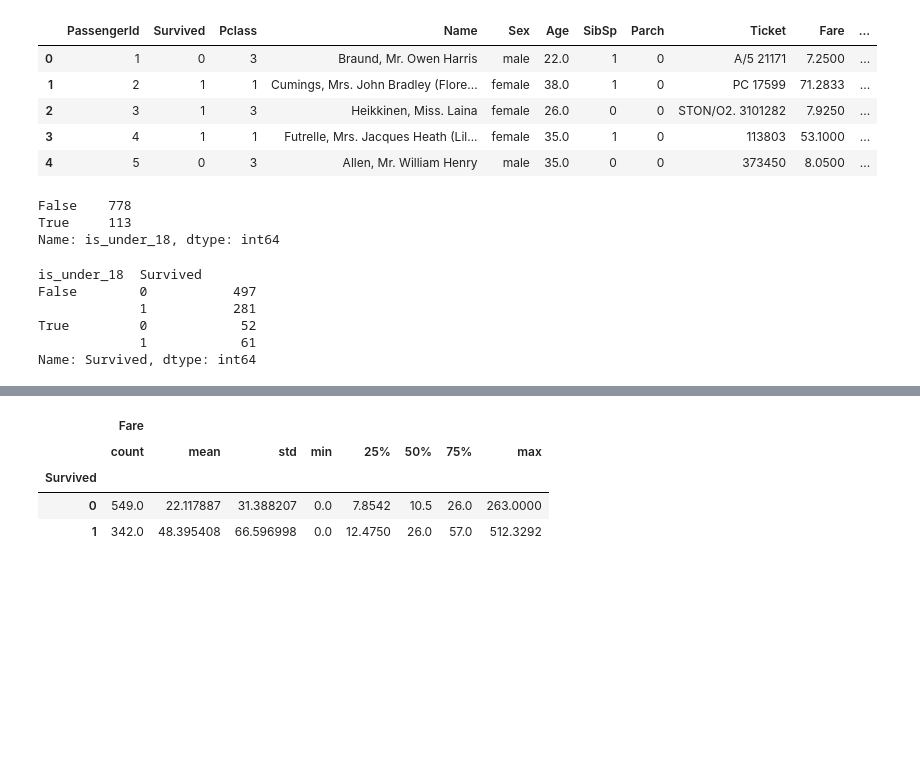
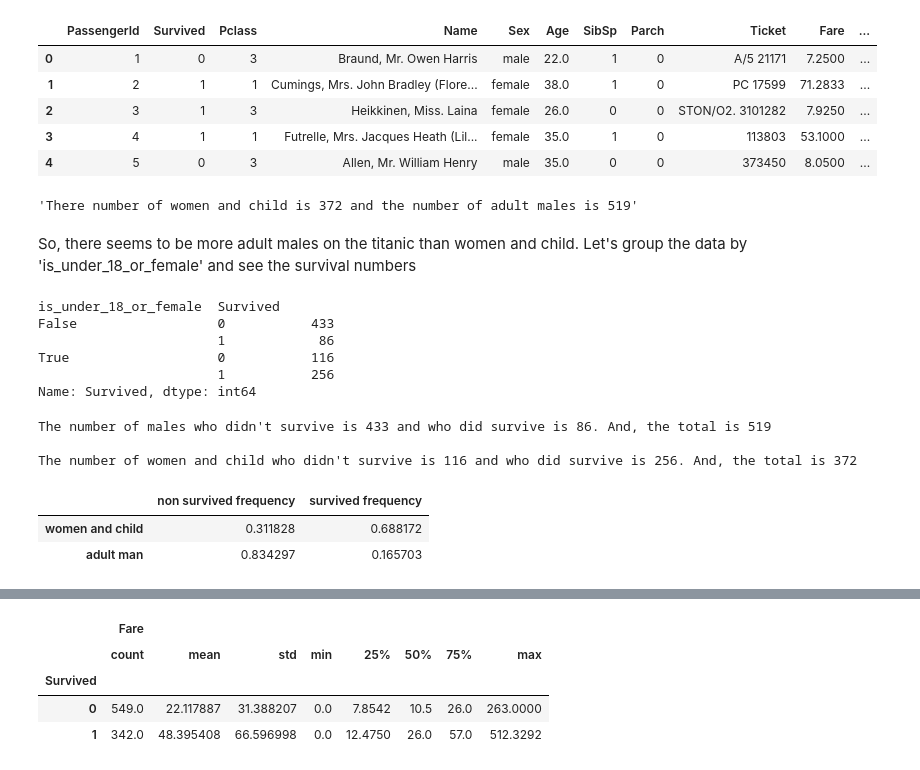
Before and after one commit to dataxerik/Udacity_Data_Analyst, a Jupyter notebook: Intro To Data Analytic/Intro To Data Analysis Project - Titanic Dataset.ipynb, the cells around one changed output, grey strips where cells are left out. Saved outputs shown, nothing was run; the diff lists cells and outputs as text; code cells hidden in the pictures; blank space fills up the shorter version.

Commit message:
data analytic project

```diff
--- a/Intro To Data Analytic/Intro To Data Analysis Project - Titanic Dataset.ipynb
+++ b/Intro To Data Analytic/Intro To Data Analysis Project - Titanic Dataset.ipynb
@@ -159,7 +198,8 @@ Thought: People with better Pclass might be more likely to survive
 # %%
-is_under_18 = titanic_raw_df['Age'] < 18
+is_under_18_or_female = (titanic_raw_df['Age'] < 18) | \
+                        (titanic_raw_df['Sex'] == 'female')
 modified_raw_df = titanic_raw_df
-modified_raw_df['is_under_18'] = is_under_18
+modified_raw_df['is_under_18_or_female'] = is_under_18_or_female
 modified_raw_df.head()
 # %% [output]
 |  | PassengerId | Survived | Pclass | Name | Sex | Age | SibSp | Parch | Ticket | Fare | ... |
@@ -168,18 +208,53 @@ modified_raw_df.head()
 | 2 | 3 | 1 | 3 | Heikkinen, Miss. Laina | female | 26.0 | 0 | 0 | STON/O2. 3101282 | 7.9250 | ... |
 | 3 | 4 | 1 | 1 | Futrelle, Mrs. Jacques Heath (Lil... | female | 35.0 | 1 | 0 | 113803 | 53.1000 | ... |
 | 4 | 5 | 0 | 3 | Allen, Mr. William Henry | male | 35.0 | 0 | 0 | 373450 | 8.0500 | ... |
-# %%
-modified_raw_df['is_under_18'].value_counts()
-# %% [output]
-False    778
-True     113
-Name: is_under_18, dtype: int64
+# %%
+non_child_women, child_women = modified_raw_df['is_under_18_or_female'] \
+                                .value_counts().values
+
+"There number of women and child is {0} \
+and the number of adult males is {1}".format(child_women, non_child_women)
+# %% [output]
+'There number of women and child is 372 and the number of adult males is 519'
+# %% [markdown]
+So, there seems to be more adult males on the titanic than women and child. Let's group the data by 'is_under_18_or_female' and see the survival numbers
 # %%
-modified_raw_df.groupby(['is_under_18', 'Survived'])['Survived'].count()
+modified_raw_df.groupby(['is_under_18_or_female', 'Survived'])\
+                            ['Survived'].count()
 # %% [output]
-is_under_18  Survived
-False        0           497
-             1           281
-True         0            52
-             1            61
+is_under_18_or_female  Survived
+False                  0           433
+                       1            86
+True                   0           116
+                       1           256
 Name: Survived, dtype: int64
+# %%
+temp = modified_raw_df.groupby(['is_under_18_or_female', 'Survived'])\
+                            ['Survived'].count()
+non_child_women_non_survival, non_child_women_survival, \
+child_women_non_survival, child_women_survival = temp.values
+
+print('The number of males who didn\'t survive is {0} and who did survive is {1}. \
+And, the total is {2}'.format(non_child_women_non_survival,
+                              non_child_women_survival,
+                              non_child_women))
+print()
+print('The number of women and child who didn\'t survive is {0} and who did survive \
+is {1}. And, the total is {2}'.format(child_women_non_survival,
+                              child_women_survival,
+                              child_women))
+# %% [output]
+The number of males who didn't survive is 433 and who did survive is 86. And, the total is 519
+
+The number of women and child who didn't survive is 116 and who did survive is 256. And, the total is 372
+# %%
+percentage_data = {'survived frequency': [child_women_survival/child_women,
+                         non_child_women_survival/non_child_women],
+ 'non survived frequency': [child_women_non_survival/child_women,
+                         non_child_women_non_survival/non_child_women]
+}
+pd.DataFrame(percentage_data, index=['women and child', 'adult man'])
+# %% [output]
+|  | non survived frequency | survived frequency |
+| women and child | 0.311828 | 0.688172 |
+| adult man | 0.834297 | 0.165703 |
```
Also changed, not shown: parts of 12 cells of this notebook.
